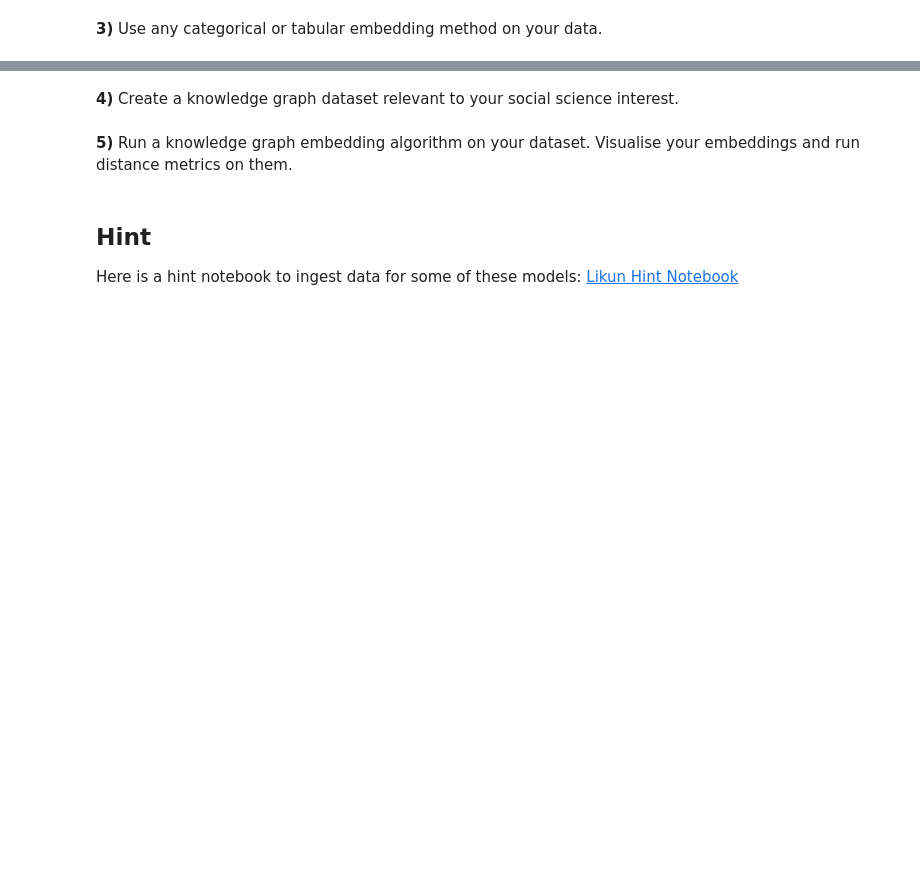
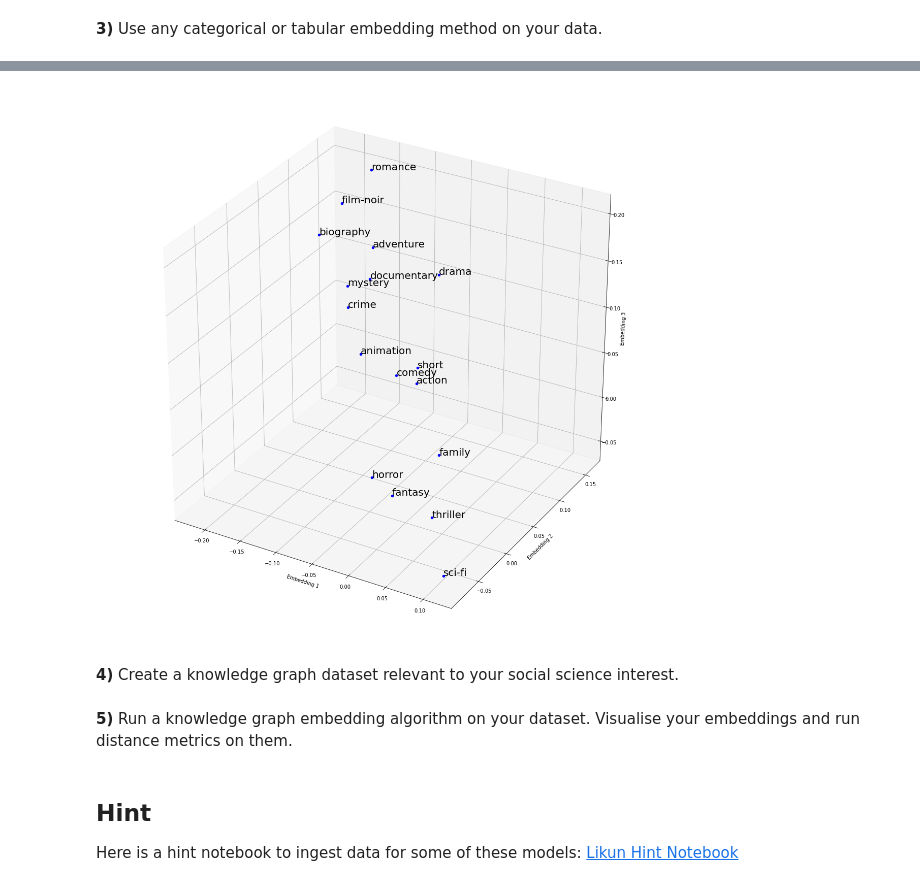
Before and after one commit to Hongkai040/Tutorials-Homework-Notebooks-1, a Jupyter notebook: Hongkai_week6_Tutorial_2_deep_knowledge_graph_categorical_tabular.ipynb, the cells around one changed output, grey strips where cells are left out. Cells and saved outputs as stored; diff of their text form; code cells hidden in the pictures; blank space fills up the shorter version.

```diff
--- a/Hongkai_week6_Tutorial_2_deep_knowledge_graph_categorical_tabular.ipynb
+++ b/Hongkai_week6_Tutorial_2_deep_knowledge_graph_categorical_tabular.ipynb
@@ -2581,0 +3075,3 @@ In this homework you will be using your tabular/categorical data and knowledge g
+# %%
+df['genre_encoding'] = df['genre'].replace(list(df['genre'].unique()), list(range(17)))
+df
@@ -2581,0 +3092,11 @@ In this homework you will be using your tabular/categorical data and knowledge g
+# %%
+embedding_size = 3
+
+model = models.Sequential()
+model.add(Embedding(input_dim = 17, output_dim = embedding_size, input_length = 1, name="embedding"))
+model.add(Flatten())
+model.add(Dense(50, activation="relu"))
+model.add(Dense(15, activation="relu"))
+model.add(Dense(1))
+model.compile(loss = "mse", optimizer = "adam", metrics=["accuracy"])
+model.fit(x = df['genre_encoding'].values, y=df['IMDB'].values , epochs = 50, batch_size = 4)
@@ -2581,0 +3144,4 @@ In this homework you will be using your tabular/categorical data and knowledge g
+# %%
+layer = model.get_layer('embedding')
+output_embeddings = layer.get_weights()
+output_embeddings
@@ -2581,0 +3166,5 @@ In this homework you will be using your tabular/categorical data and knowledge g
+# %%
+output_embeddings_df = pd.DataFrame(output_embeddings[0])
+output_embeddings_df = output_embeddings_df.reset_index()
+output_embeddings_df.columns = ['genre_encoding', 'embedding_1', 'embedding_2', 'embedding_3']
+output_embeddings_df
@@ -2582,3 +3213,19 @@ In this homework you will be using your tabular/categorical data and knowledge g
+# %%
+m = output_embeddings_df.iloc[:,1:].values
+labels = list(df['genre'].unique())
+fig = plt.figure(figsize=(20,20))
+ax = fig.add_subplot(111, projection='3d')
+
+for i in range(len(labels)):
+    ax.scatter(m[i,0],m[i,1],m[i,2], color='b')
+    ax.text(m[i,0],m[i,1],m[i,2],'%s'%(str(labels[i])), size=20, zorder=1, color='k')
+
+ax.set_xlabel('Embedding 1')
+ax.set_ylabel('Embedding 2')
+ax.set_zlabel('Embedding 3')
+plt.show()
+# %% [output]
+[figure, added]
 # %% [markdown]
 **4)** Create a knowledge graph dataset relevant to your social science interest.
 # %% [markdown]
```
Also changed, not shown: parts of 49 cells of this notebook.
